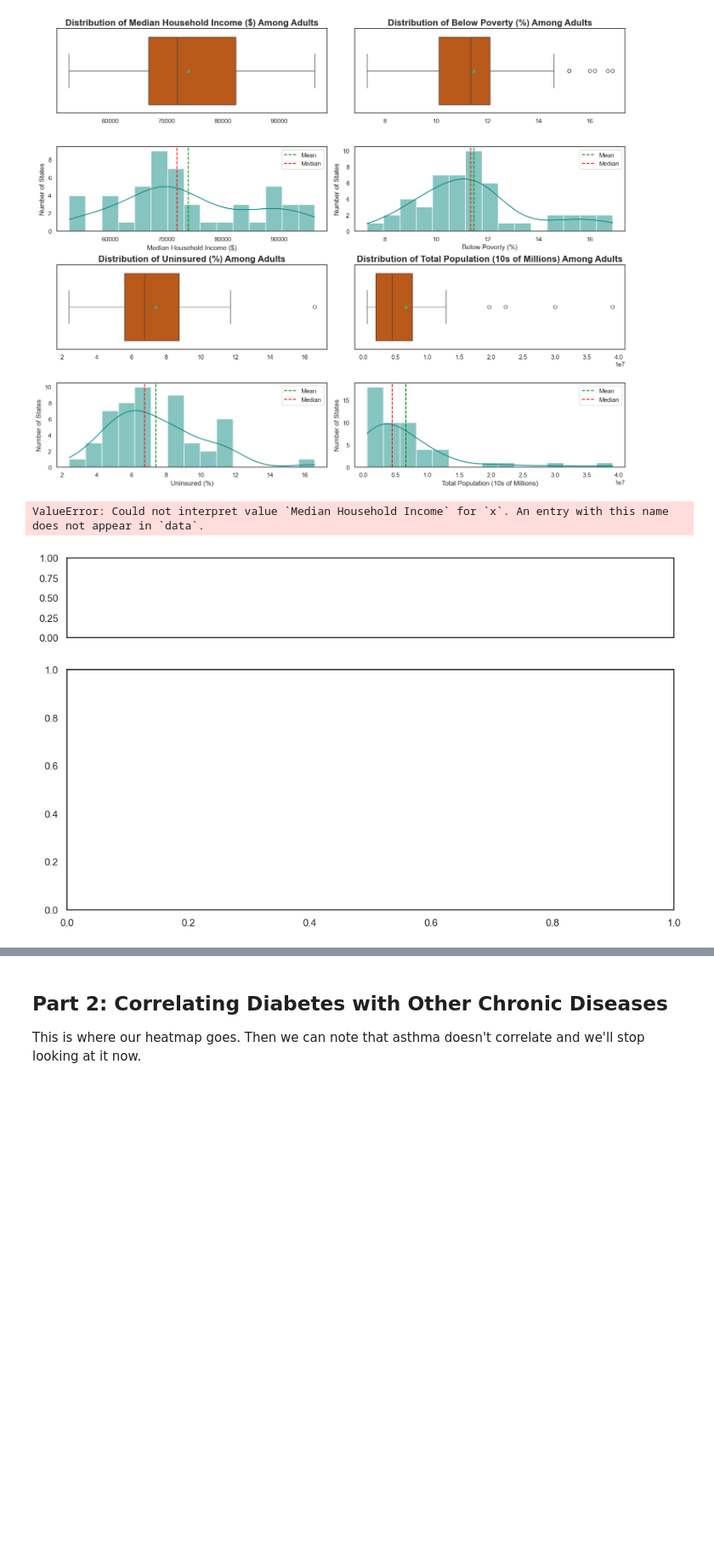
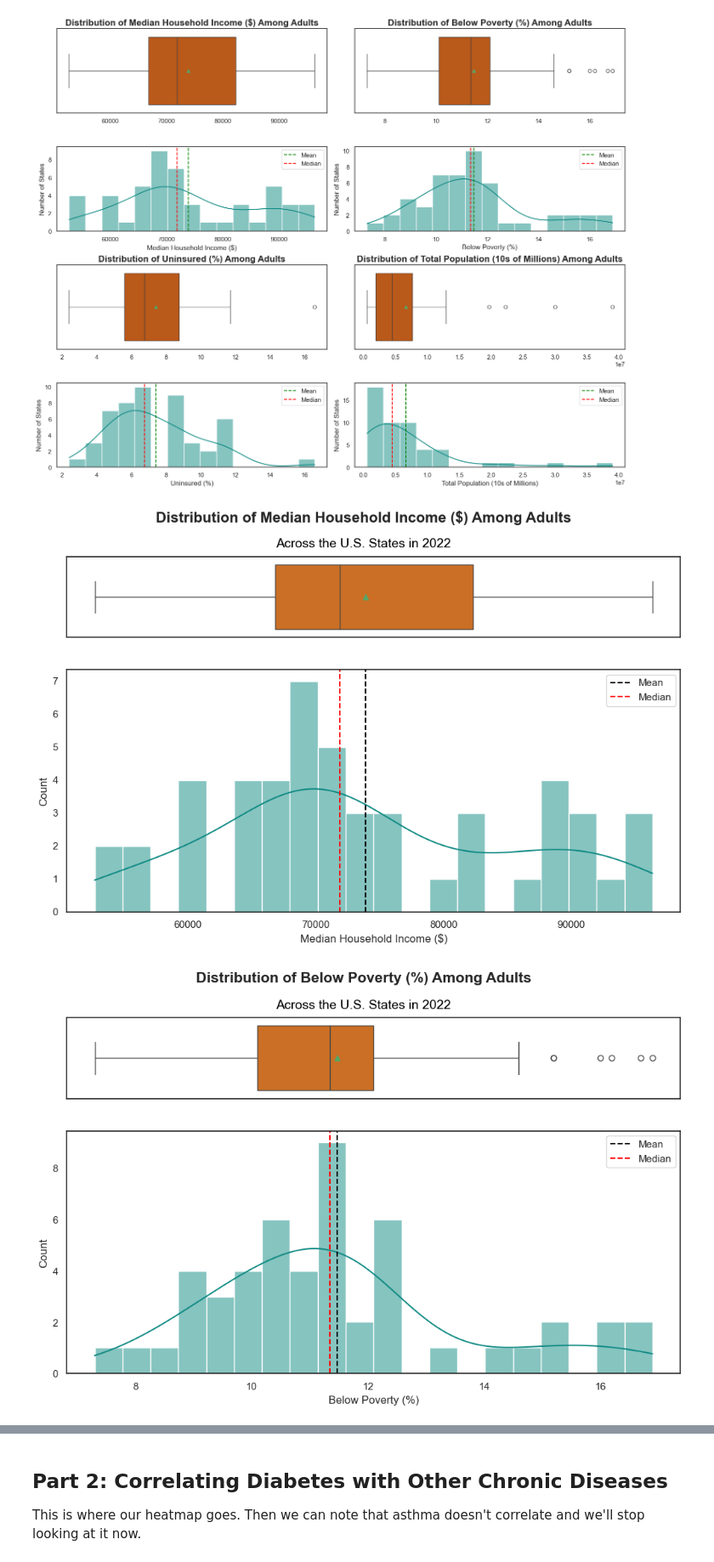
Before and after one commit to duhoang920/siads_593_milestone_1, a Jupyter notebook: main.ipynb, the cells around one changed output, grey strips where cells are left out. Shown at 85% size. Drawn from its saved outputs; the diff is of its cells as text; code cells hidden in the pictures; blank space fills up the shorter version.

Commit message:
quick updates
updated visual and main.

```diff
--- a/main.ipynb
+++ b/main.ipynb
@@ -456,11 +471,11 @@ histogram_boxplot_grid(df, list_of_census, 2)
 # %% [output]
 [figure]
 # %%
-list_of_census = ["Median Household Income","Below Poverty (%)",
-                  "Uninsured (%)","Total Population"]
+list_of_census = ["Median Household Income ($)","Below Poverty (%)",
+                  "Uninsured (%)","Total Population (10s of Millions)"]
 
 for feature in list_of_census:
     histogram_boxplot(df,feature, kde = True, bins=20)
 # %% [output]
-ValueError: Could not interpret value `Median Household Income` for `x`. An entry with this name does not appear in `data`.
-[figure, old version]
+[figure, new version]
+[figure, added]
```
Also changed, not shown: parts of 10 cells of this notebook, 1 other file.
